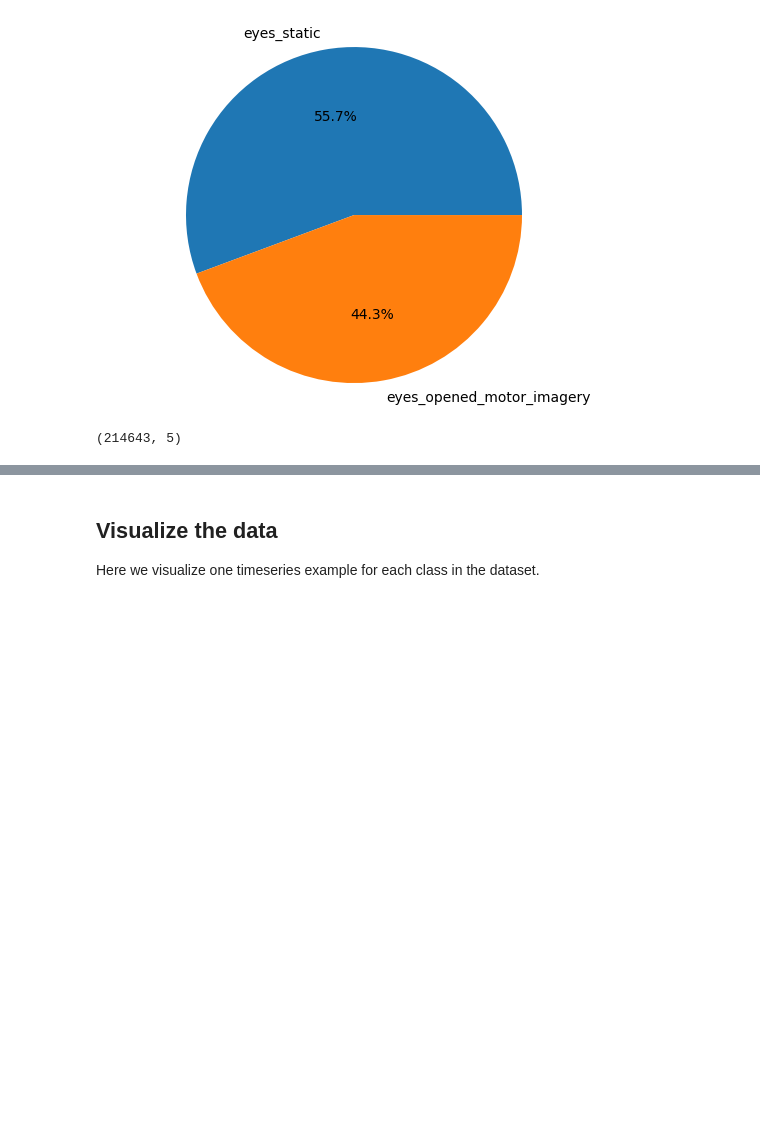
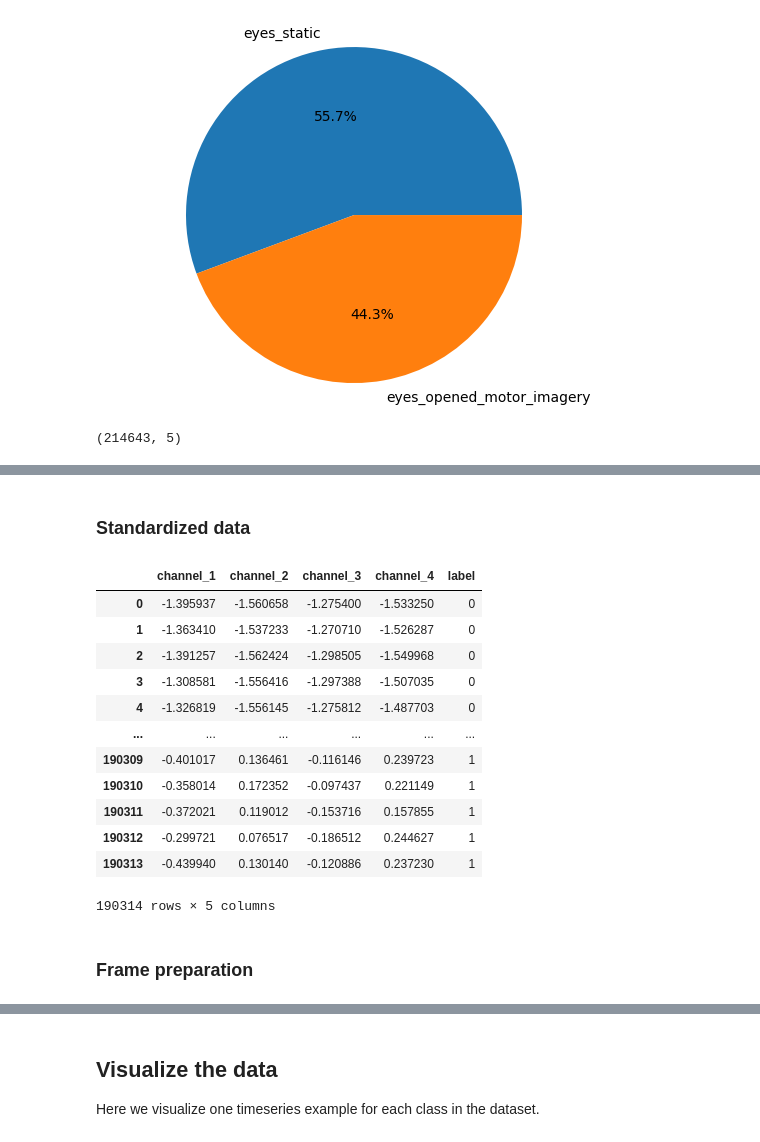
Before and after one commit to akash-siv/bci_nn_model, a Jupyter notebook: Copy_of_timeseries_classification_from_scratch.ipynb, the cells around one changed output, grey strips where cells are left out. Saved outputs shown, nothing was run; the diff lists cells and outputs as text; code cells hidden in the pictures; blank space fills up the shorter version.

```diff
--- a/Copy_of_timeseries_classification_from_scratch.ipynb
+++ b/Copy_of_timeseries_classification_from_scratch.ipynb
@@ -137,0 +169,7 @@ df.shape
+# %%
+eyes_static = df[df['class']=='eyes_static'].head(95157).copy()
+eyes_opened_motor_imagery = df[df['class']=='eyes_opened_motor_imagery'].head(95157).copy()
+# %%
+balanced_data = pd.DataFrame()
+balanced_data = pd.concat([balanced_data, eyes_opened_motor_imagery, eyes_static], ignore_index=True)
+balanced_data.shape
@@ -137,0 +178,5 @@ df.shape
+# %%
+from sklearn.preprocessing import LabelEncoder
+label = LabelEncoder()
+balanced_data['label'] = label.fit_transform(balanced_data['class'])
+balanced_data.tail()
@@ -137,0 +190,30 @@ df.shape
+# %%
+X = balanced_data[['channel_1', 'channel_2', 'channel_3', 'channel_4']]
+y = balanced_data['label']
+# %% [markdown]
+### Standardized data
+# %%
+from sklearn.preprocessing import StandardScaler
+scaler = StandardScaler()
+X = scaler.fit_transform(X)
+
+scaled_X = pd.DataFrame(data = X, columns = ['channel_1', 'channel_2', 'channel_3', 'channel_4'])
+scaled_X['label'] = y.values
+
+scaled_X
+# %% [output]
+|  | channel_1 | channel_2 | channel_3 | channel_4 | label |
+| 0 | -1.395937 | -1.560658 | -1.275400 | -1.533250 | 0 |
+| 1 | -1.363410 | -1.537233 | -1.270710 | -1.526287 | 0 |
+| 2 | -1.391257 | -1.562424 | -1.298505 | -1.549968 | 0 |
+| 3 | -1.308581 | -1.556416 | -1.297388 | -1.507035 | 0 |
+| 4 | -1.326819 | -1.556145 | -1.275812 | -1.487703 | 0 |
+| ... | ... | ... | ... | ... | ... |
+| 190309 | -0.401017 | 0.136461 | -0.116146 | 0.239723 | 1 |
+| 190310 | -0.358014 | 0.172352 | -0.097437 | 0.221149 | 1 |
+| 190311 | -0.372021 | 0.119012 | -0.153716 | 0.157855 | 1 |
+| 190312 | -0.299721 | 0.076517 | -0.186512 | 0.244627 | 1 |
+| 190313 | -0.439940 | 0.130140 | -0.120886 | 0.237230 | 1 |
+190314 rows × 5 columns
+# %% [markdown]
+### Frame preparation
```
Also changed, not shown: parts of 10 cells of this notebook.
